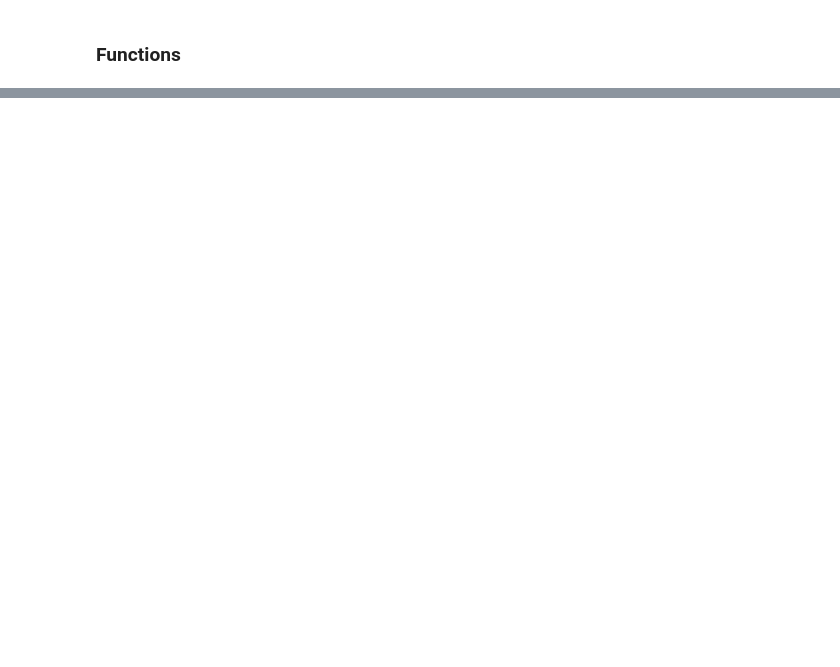
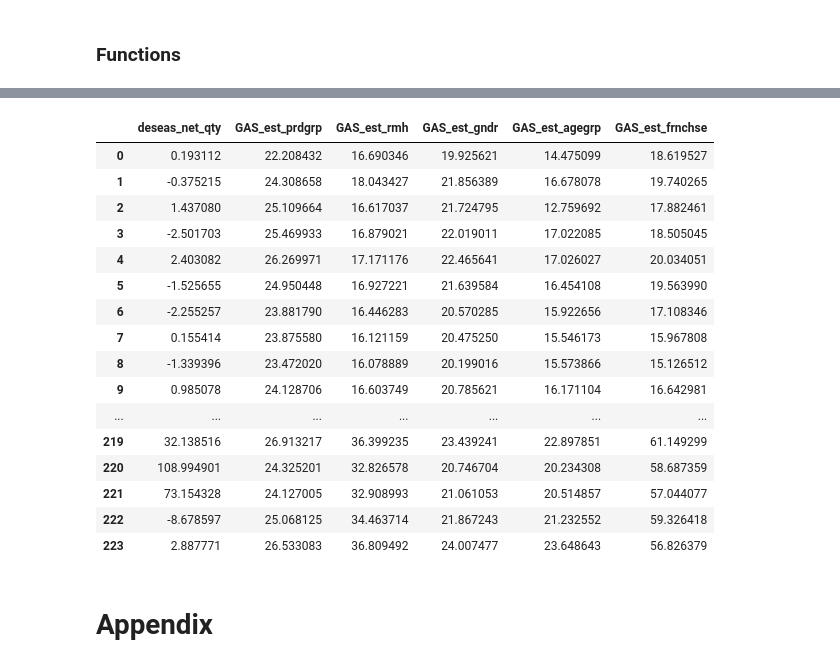
Before and after one commit to cwcomiskey/Misc, a Jupyter notebook: adidas/GAS_MV.ipynb, the cells around one changed output, grey strips where cells are left out. Cells and saved outputs as stored; diff of their text form; code cells hidden in the pictures; blank space fills up the shorter version.

```diff
--- a/adidas/GAS_MV.ipynb
+++ b/adidas/GAS_MV.ipynb
@@ -564,0 +819,20 @@ for i in range(6):
+# %%
+test.iloc[:, -6:] # Where is sport!?!?
+# %% [output]
+|  | deseas_net_qty | GAS_est_prdgrp | GAS_est_rmh | GAS_est_gndr | GAS_est_agegrp | GAS_est_frnchse |
+| 0 | 0.193112 | 22.208432 | 16.690346 | 19.925621 | 14.475099 | 18.619527 |
+| 1 | -0.375215 | 24.308658 | 18.043427 | 21.856389 | 16.678078 | 19.740265 |
+| 2 | 1.437080 | 25.109664 | 16.617037 | 21.724795 | 12.759692 | 17.882461 |
+| 3 | -2.501703 | 25.469933 | 16.879021 | 22.019011 | 17.022085 | 18.505045 |
+| 4 | 2.403082 | 26.269971 | 17.171176 | 22.465641 | 17.026027 | 20.034051 |
+| 5 | -1.525655 | 24.950448 | 16.927221 | 21.639584 | 16.454108 | 19.563990 |
+| 6 | -2.255257 | 23.881790 | 16.446283 | 20.570285 | 15.922656 | 17.108346 |
+| 7 | 0.155414 | 23.875580 | 16.121159 | 20.475250 | 15.546173 | 15.967808 |
+| 8 | -1.339396 | 23.472020 | 16.078889 | 20.199016 | 15.573866 | 15.126512 |
+| 9 | 0.985078 | 24.128706 | 16.603749 | 20.785621 | 16.171104 | 16.642981 |
+| ... | ... | ... | ... | ... | ... | ... |
+| 219 | 32.138516 | 26.913217 | 36.399235 | 23.439241 | 22.897851 | 61.149299 |
+| 220 | 108.994901 | 24.325201 | 32.826578 | 20.746704 | 20.234308 | 58.687359 |
+| 221 | 73.154328 | 24.127005 | 32.908993 | 21.061053 | 20.514857 | 57.044077 |
+| 222 | -8.678597 | 25.068125 | 34.463714 | 21.867243 | 21.232552 | 59.326418 |
+| 223 | 2.887771 | 26.533083 | 36.809492 | 24.007477 | 23.648643 | 56.826379 |
@@ -565,3 +892,5 @@ for i in range(6):
+# %% [markdown]
+# Appendix
 # %%
 
 
```
Also changed, not shown: parts of 30 cells of this notebook.
